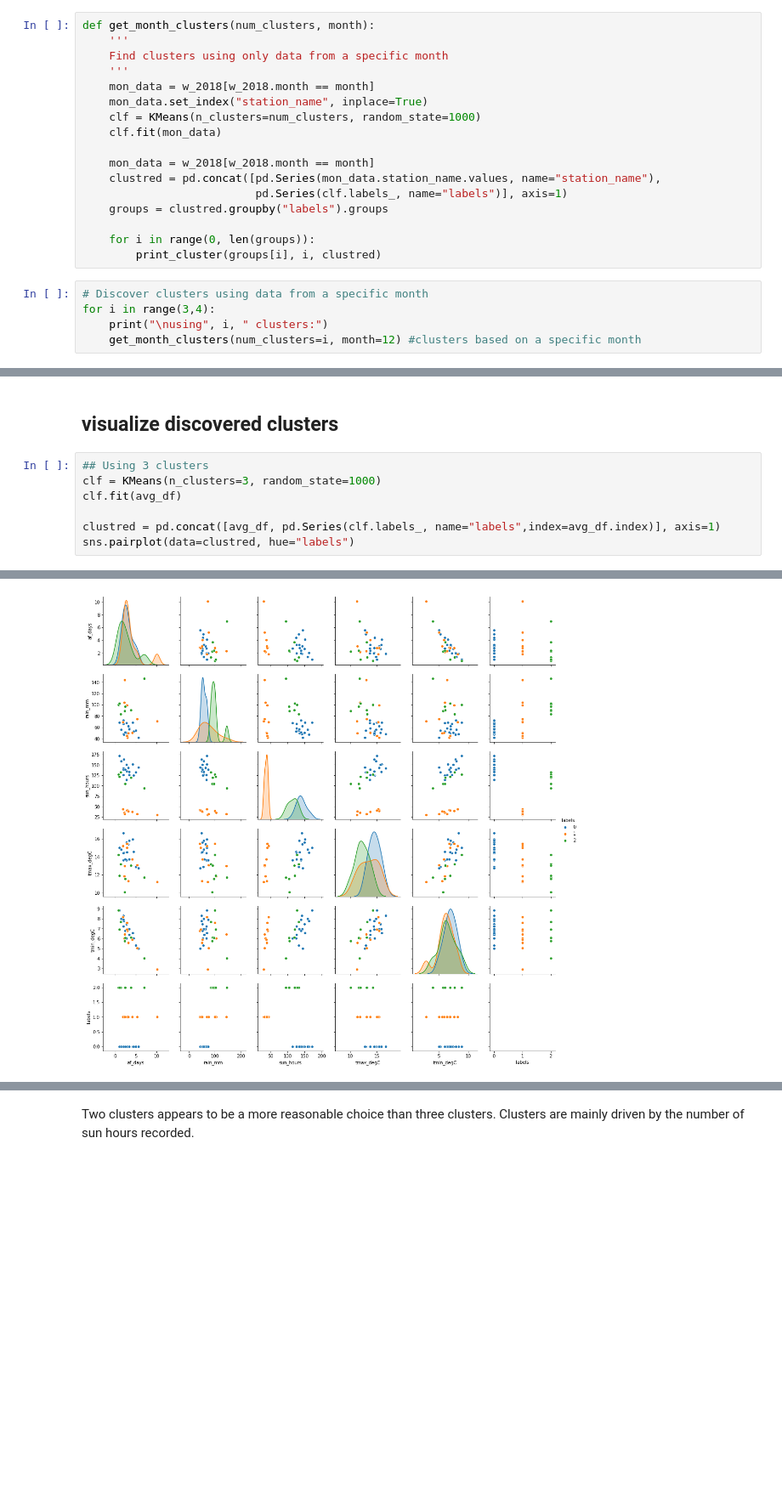
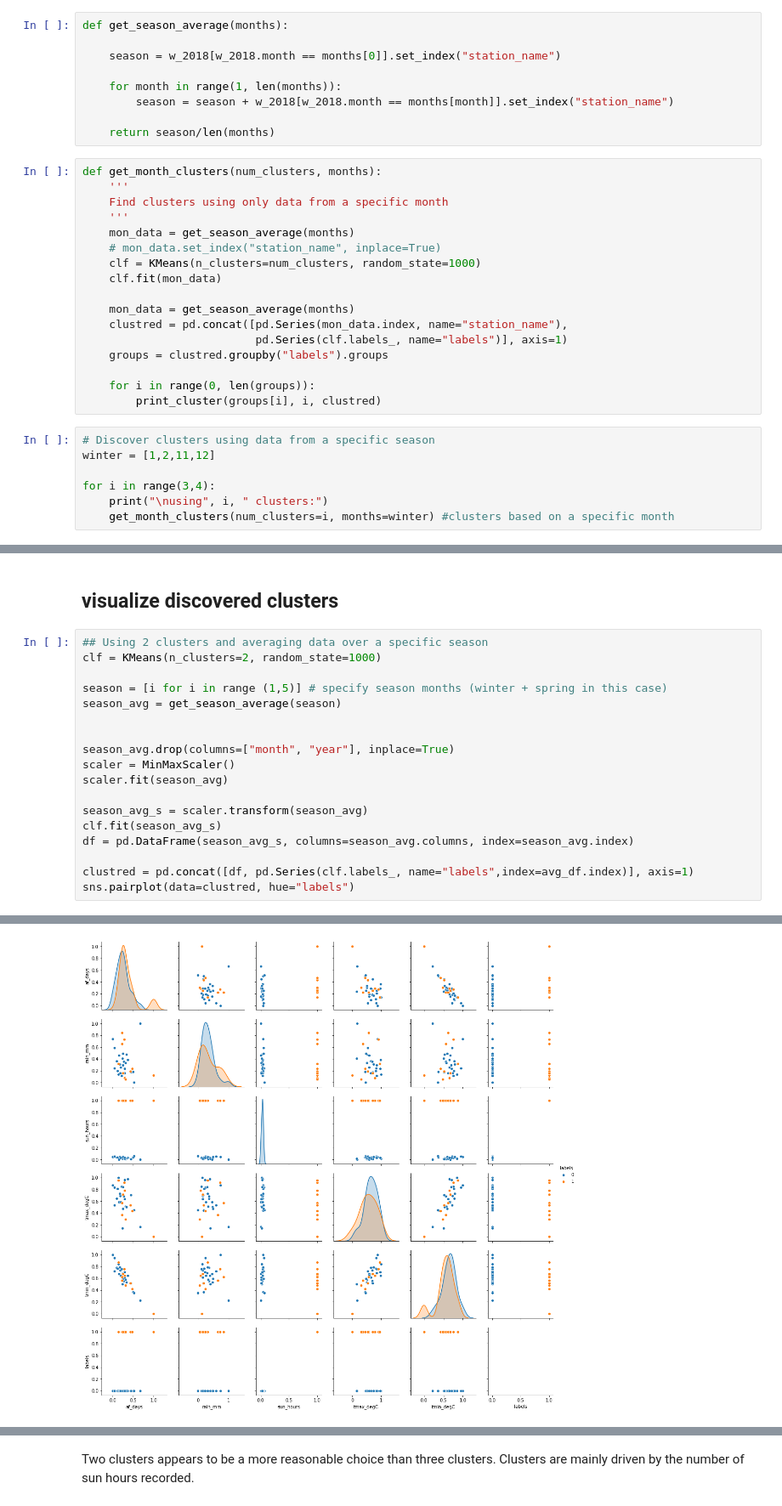
Before and after one commit to mukeswebrian/Analysing-the-impact-of-weather-on-self-reported-happiness, a Jupyter notebook: explore_weather_data.ipynb, the cells around one changed output, grey strips where cells are left out. Shown at 85% size. Drawn from its saved outputs; the diff is of its cells as text; blank space fills up the shorter version.

```diff
--- a/explore_weather_data.ipynb
+++ b/explore_weather_data.ipynb
@@ -277,28 +277,39 @@ def print_cluster(group, label, clustred):
     print("\n", "Cluster", label, "\n")
     for i in group:
         print(clustred.station_name.loc[i])
+# %%
+def get_season_average(months):
+
+    season = w_2018[w_2018.month == months[0]].set_index("station_name")
+
+    for month in range(1, len(months)):
+        season = season + w_2018[w_2018.month == months[month]].set_index("station_name")
+
+    return season/len(months)
 # %%
-def get_month_clusters(num_clusters, month):
+def get_month_clusters(num_clusters, months):
     '''
     Find clusters using only data from a specific month
     '''
-    mon_data = w_2018[w_2018.month == month]
-    mon_data.set_index("station_name", inplace=True)
+    mon_data = get_season_average(months)
+    # mon_data.set_index("station_name", inplace=True)
     clf = KMeans(n_clusters=num_clusters, random_state=1000)
     clf.fit(mon_data)
 
-    mon_data = w_2018[w_2018.month == month]
-    clustred = pd.concat([pd.Series(mon_data.station_name.values, name="station_name"),
+    mon_data = get_season_average(months)
+    clustred = pd.concat([pd.Series(mon_data.index, name="station_name"),
                           pd.Series(clf.labels_, name="labels")], axis=1)
     groups = clustred.groupby("labels").groups
 
     for i in range(0, len(groups)):
         print_cluster(groups[i], i, clustred)
 # %%
-# Discover clusters using data from a specific month
+# Discover clusters using data from a specific season
+winter = [1,2,11,12]
+
 for i in range(3,4):
     print("\nusing", i, " clusters:")
-    get_month_clusters(num_clusters=i, month=12) #clusters based on a specific month
+    get_month_clusters(num_clusters=i, months=winter) #clusters based on a specific month
 # %% [output]
 using 3  clusters:
 
@@ -378,12 +389,23 @@ strong correlations would be expected
 # %% [markdown]
 ## visualize discovered clusters
 # %%
-## Using 3 clusters
-clf = KMeans(n_clusters=3, random_state=1000)
-clf.fit(avg_df)
+## Using 2 clusters and averaging data over a specific season
+clf = KMeans(n_clusters=2, random_state=1000)
 
-clustred = pd.concat([avg_df, pd.Series(clf.labels_, name="labels",index=avg_df.index)], axis=1)
+season = [i for i in range (1,5)] # specify season months (winter + spring in this case)
+season_avg = get_season_average(season)
+
+
+season_avg.drop(columns=["month", "year"], inplace=True)
+scaler = MinMaxScaler()
+scaler.fit(season_avg)
+
+season_avg_s = scaler.transform(season_avg)
+clf.fit(season_avg_s)
+df = pd.DataFrame(season_avg_s, columns=season_avg.columns, index=season_avg.index)
+
+clustred = pd.concat([df, pd.Series(clf.labels_, name="labels",index=avg_df.index)], axis=1)
 sns.pairplot(data=clustred, hue="labels")
 # %% [output]
 <seaborn.axisgrid.PairGrid at 0x...>
-[figure, old version]
+[figure, new version]
```
Also changed, not shown: parts of 14 cells of this notebook, 1 other file.
